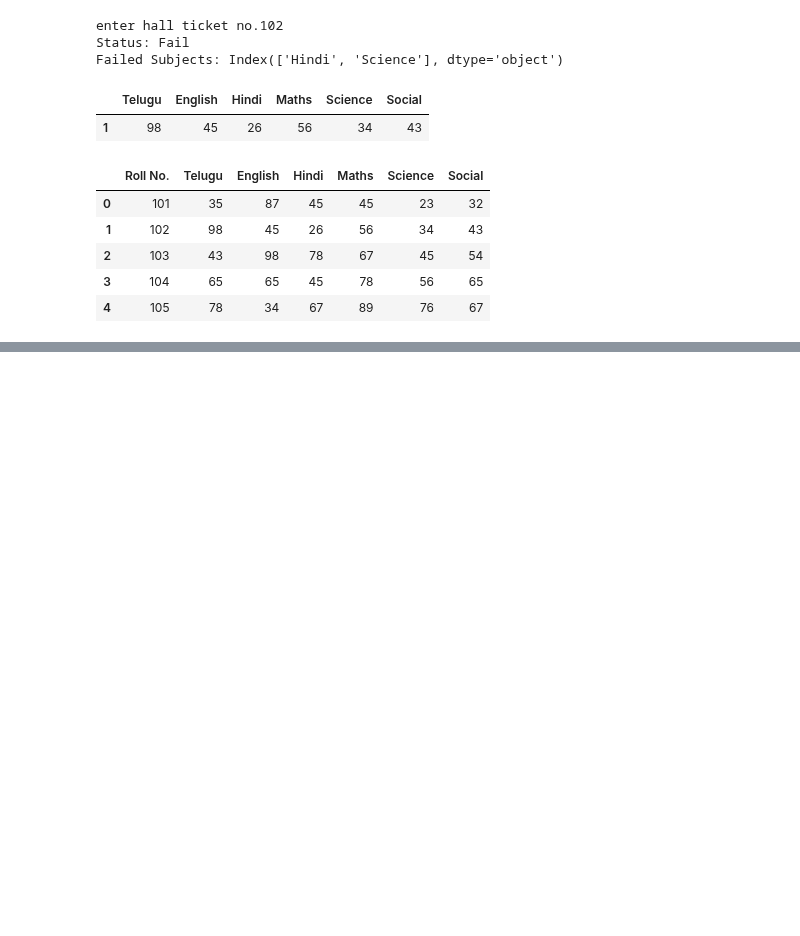
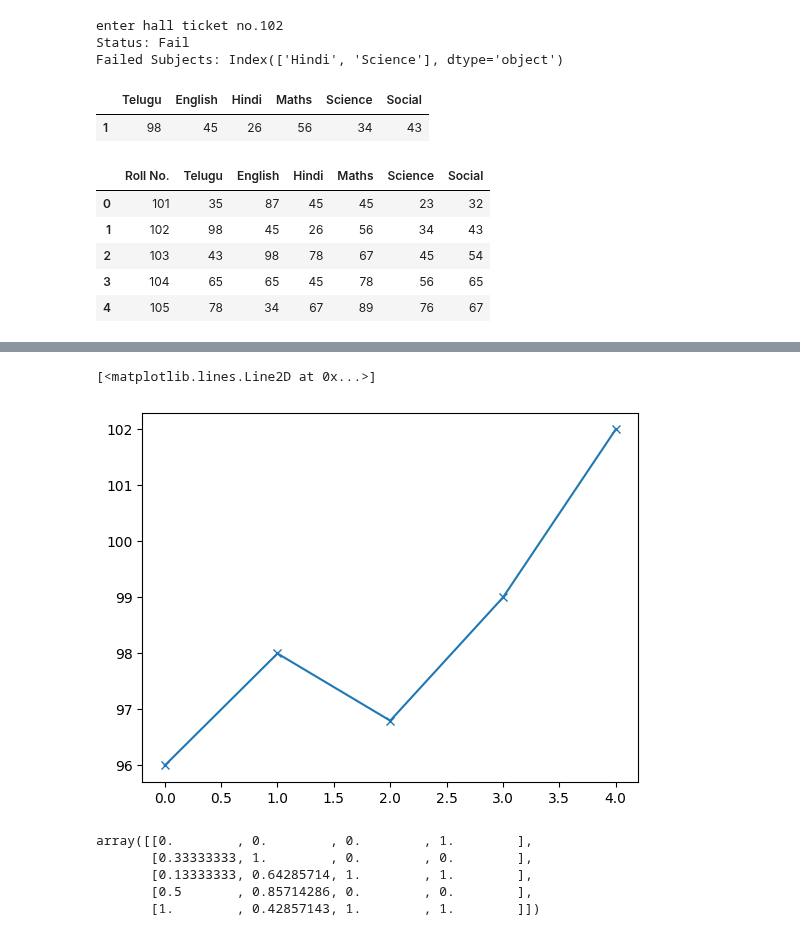
Before and after one commit to vvrgit/Python, a Jupyter notebook: Pandas_Tutorial.ipynb, the cells around one changed output, grey strips where cells are left out. Cells and saved outputs as stored; diff of their text form; code cells hidden in the pictures; blank space fills up the shorter version.

```diff
--- a/Pandas_Tutorial.ipynb
+++ b/Pandas_Tutorial.ipynb
@@ -512,3 +512,13 @@ data
 | 2 | 103 | 43 | 98 | 78 | 67 | 45 | 54 |
 | 3 | 104 | 65 | 65 | 45 | 78 | 56 | 65 |
 | 4 | 105 | 78 | 34 | 67 | 89 | 76 | 67 |
+# %%
+import pandas as pd
+covid={
+    "Fever":[96,98,96.8,99,102],
+    "O2":[86,100,95,98,92],
+    "Cold":[0,0,1,0,1],
+    "Cough":[1,0,1,0,1]
+}
+covid_data=pd.DataFrame(covid)
+covid_data
@@ -514,0 +532,18 @@ data
+# %%
+import matplotlib.pyplot as plt
+plt.plot(covid_data["Fever"],marker = 'x',ls = '-')
+# %% [output]
+[<matplotlib.lines.Line2D at 0x...>]
+[figure, added]
+# %%
+from sklearn.preprocessing import MinMaxScaler
+scalar=MinMaxScaler()
+scalar.fit(covid_data)
+covid_data_norm=scalar.transform(covid_data)
+covid_data_norm
+# %% [output]
+array([[0.        , 0.        , 0.        , 1.        ],
+       [0.33333333, 1.        , 0.        , 0.        ],
+       [0.13333333, 0.64285714, 1.        , 1.        ],
+       [0.5       , 0.85714286, 0.        , 0.        ],
+       [1.        , 0.42857143, 1.        , 1.        ]])
```
Also changed, not shown: parts of 2 cells of this notebook.
